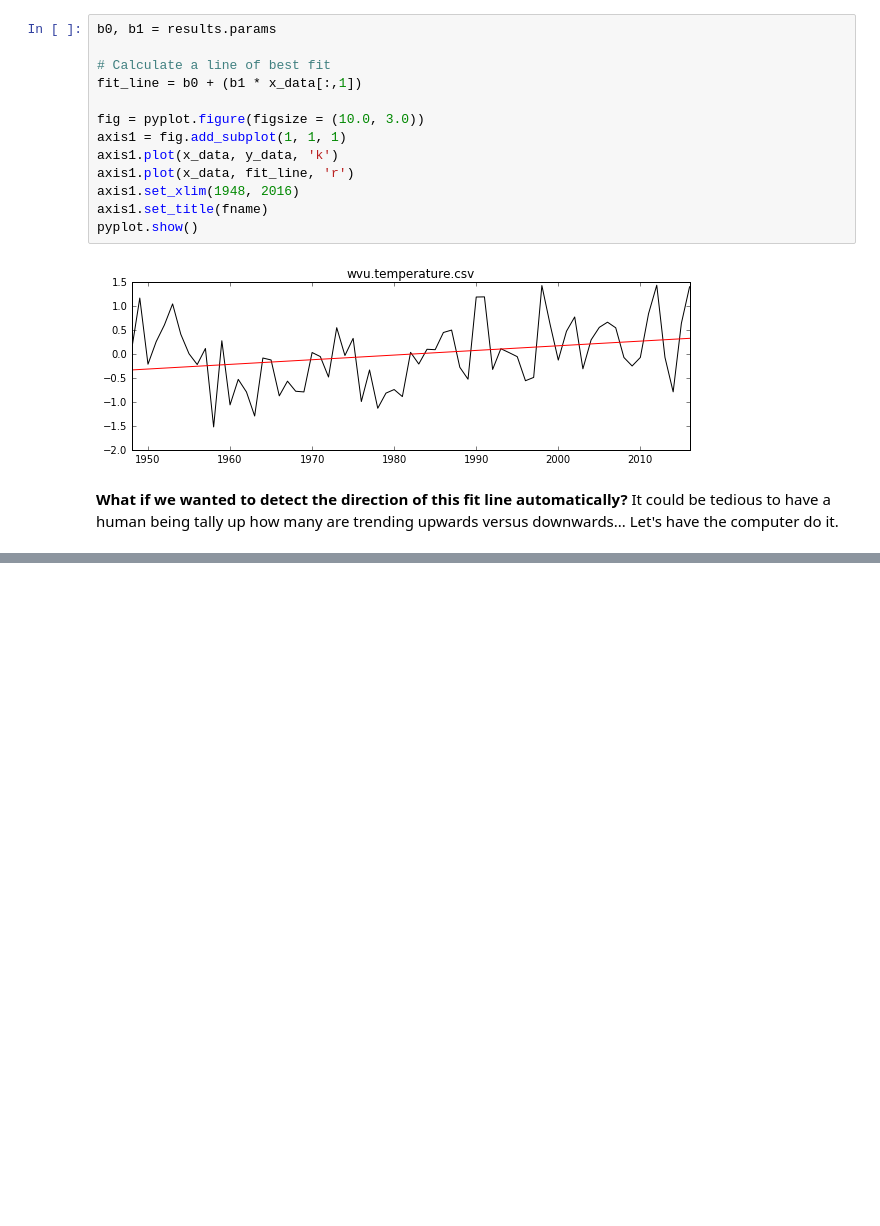
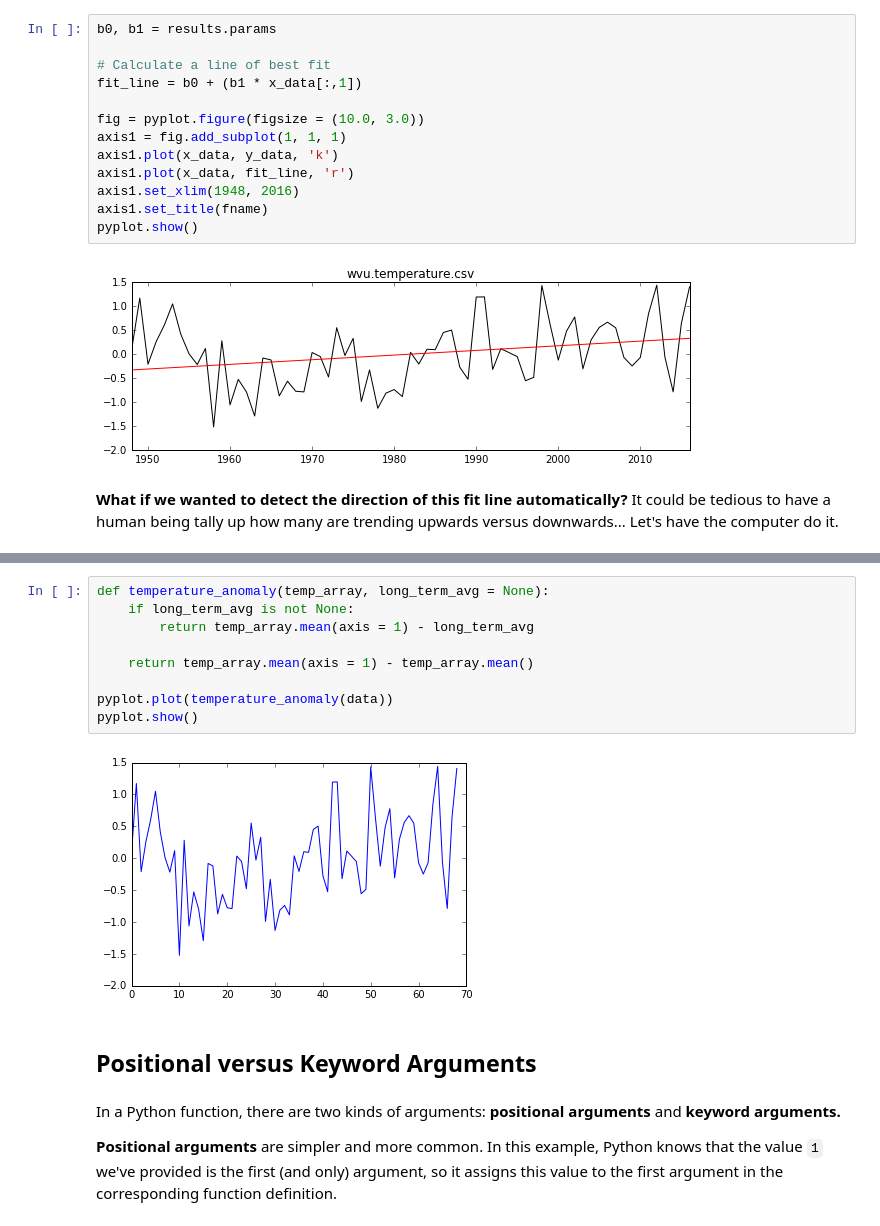
Before and after one commit to arthur-e/swc-workshop, a Jupyter notebook: python-climate/Python-SWC-Intro-Climate.ipynb, the cells around one changed output, grey strips where cells are left out. Drawn from its saved outputs; the diff is of its cells as text; blank space fills up the shorter version.

```diff
--- a/python-climate/Python-SWC-Intro-Climate.ipynb
+++ b/python-climate/Python-SWC-Intro-Climate.ipynb
@@ -1153,0 +1357,17 @@ for fname in filenames:
+# %%
+def temperature_anomaly(temp_array, long_term_avg = None):
+    if long_term_avg is not None:
+        return temp_array.mean(axis = 1) - long_term_avg
+
+    return temp_array.mean(axis = 1) - temp_array.mean()
+
+pyplot.plot(temperature_anomaly(data))
+pyplot.show()
+# %% [output]
+[figure, added]
+# %% [markdown]
+## Positional versus Keyword Arguments
+# %% [markdown]
+In a Python function, there are two kinds of arguments: **positional arguments** and **keyword arguments.**
+
+**Positional arguments** are simpler and more common. In this example, Python knows that the value `1` we've provided is the first (and only) argument, so it assigns this value to the first argument in the corresponding function definition.
```
Also changed, not shown: parts of 46 cells of this notebook.
